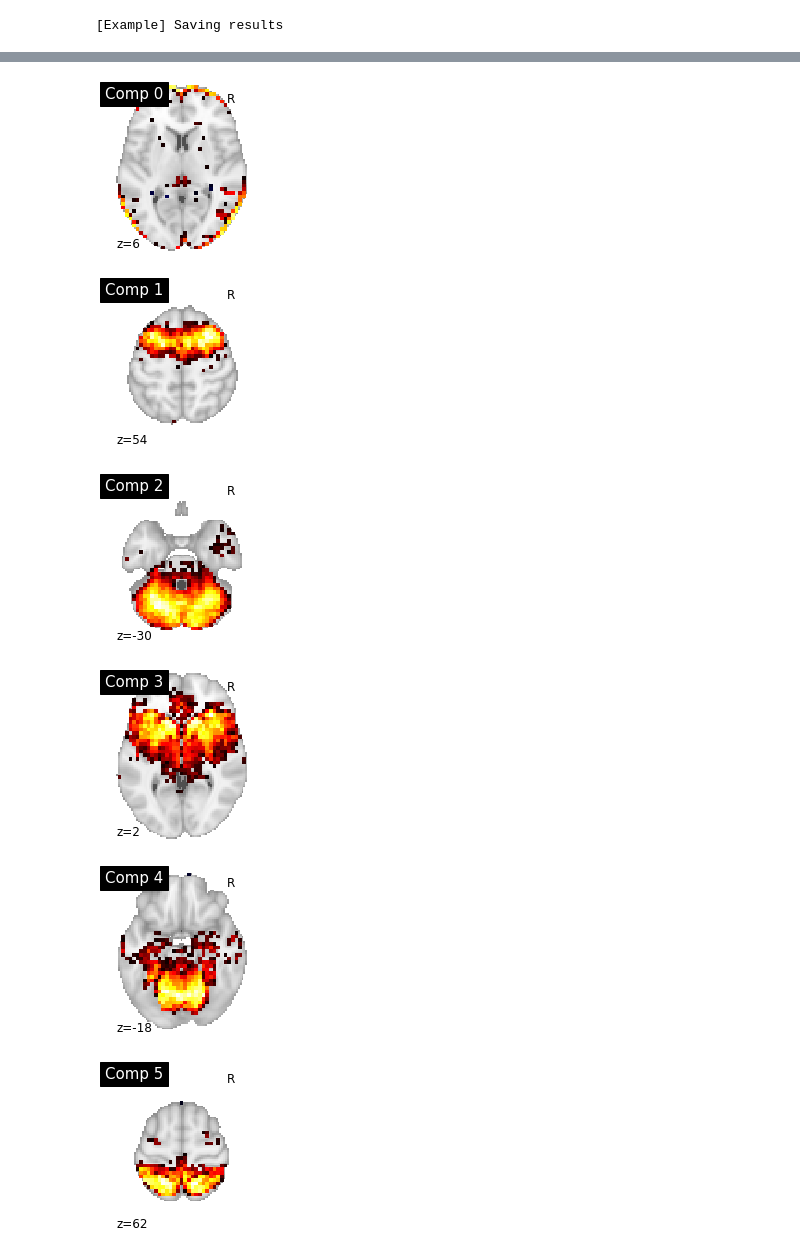
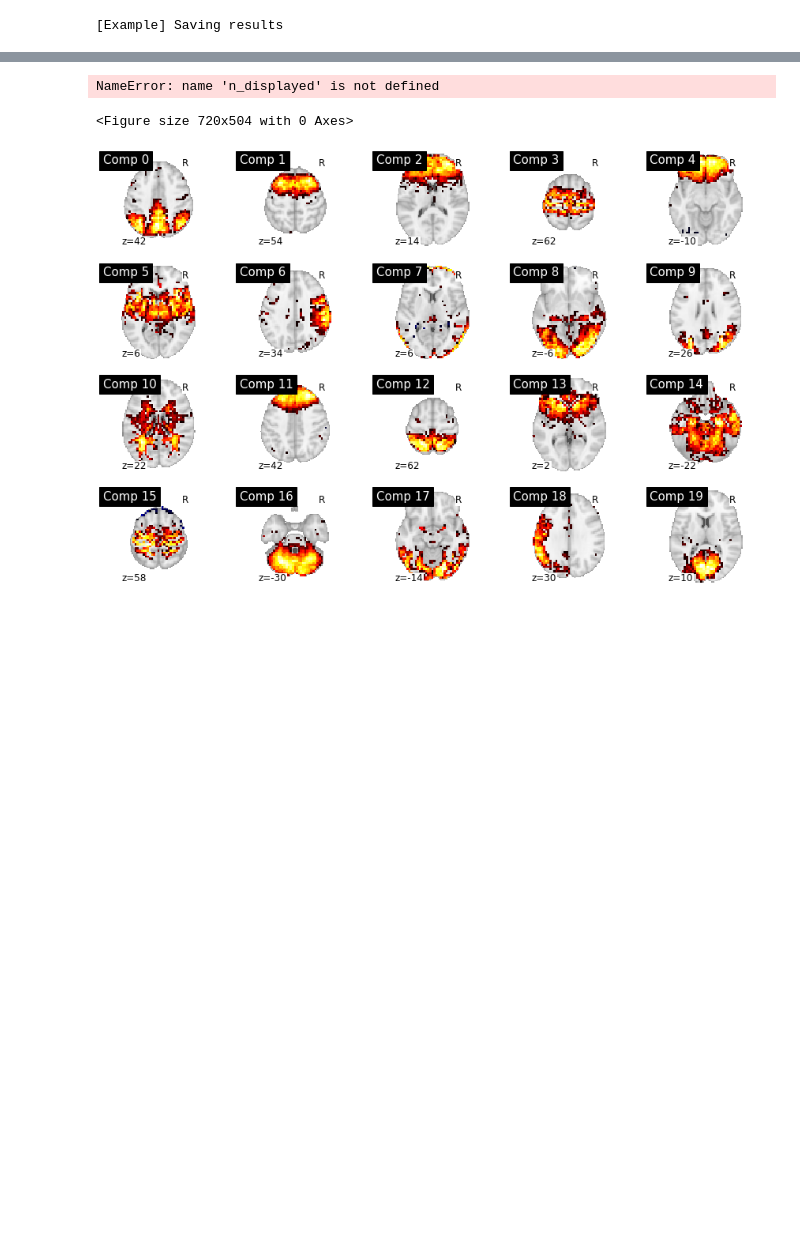
Before and after one commit to siyunb/Colab_Notebook, a Jupyter notebook: Nilearn/Nilearn_connectivity3.ipynb, the cells around one changed output, grey strips where cells are left out. Cells and saved outputs as stored; diff of their text form; code cells hidden in the pictures; blank space fills up the shorter version.

```diff
--- a/Nilearn/Nilearn_connectivity3.ipynb
+++ b/Nilearn/Nilearn_connectivity3.ipynb
@@ -75,5 +58,5 @@ plotting.plot_prob_atlas(canica_components_img, title='All ICA components')
 # %%
 for i, cur_img in enumerate(image.iter_img(canica_components_img)):
-    plotting.plot_stat_map(cur_img, display_mode="y", title="IC %d" % i,
+    plotting.plot_stat_map(cur_img, display_mode="z", title="IC %d" % i,
                   cut_coords=1, colorbar=False)
 # %% [output]
@@ -116,11 +98,24 @@ plotting.plot_prob_atlas(dictlearning_components_img,
+# %%
+fig = plt.figure(figsize=(10, 7))
+plt.subplots_adjust(hspace=0.4)
+for n in range(n_displayed):
+    ax = plt.subplot(n_displayed, 4, 4 * n + 1)
+    max_precision = precisions[n].max()
+    plotting.plot_matrix(precisions[n], vmin=-max_precision,
+                         vmax=max_precision, axes=ax, colorbar=False)
+
+    if n == 0:
+        plt.title("ground truth")
+    plt.ylabel("subject %d" % n)
+# %% [output]
+NameError: name 'n_displayed' is not defined
+<Figure size 720x504 with 0 Axes>
 # %%
+fig = plt.figure(figsize=(15, 10))
+plt.subplots_adjust(hspace=0.2)
 for i, cur_img in enumerate(image.iter_img(dictlearning_components_img)):
+    ax = plt.subplot(4, 5, i+1)
     plotting.plot_stat_map(cur_img, display_mode="z", title="Comp %d" % i,
-                  cut_coords=1, colorbar=False)
+                  cut_coords=1, axes=ax, colorbar=False)
 # %% [output]
-[figure, old version]
+[figure, new version]
-[figure, removed]
-[figure, removed]
-[figure, removed]
-[figure, removed]
-[figure, removed]
```
Also changed, not shown: parts of 19 cells of this notebook, 6 other files.
